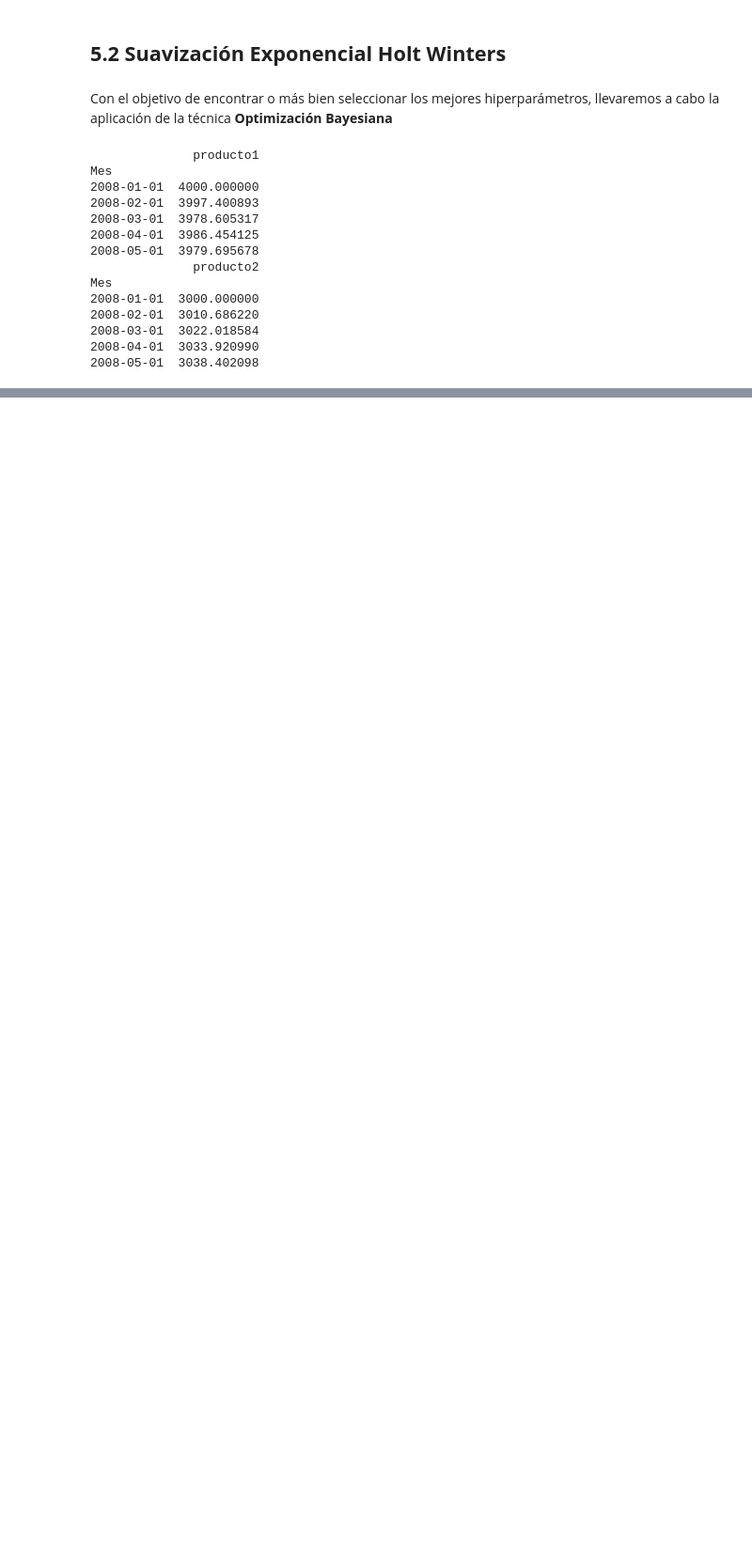
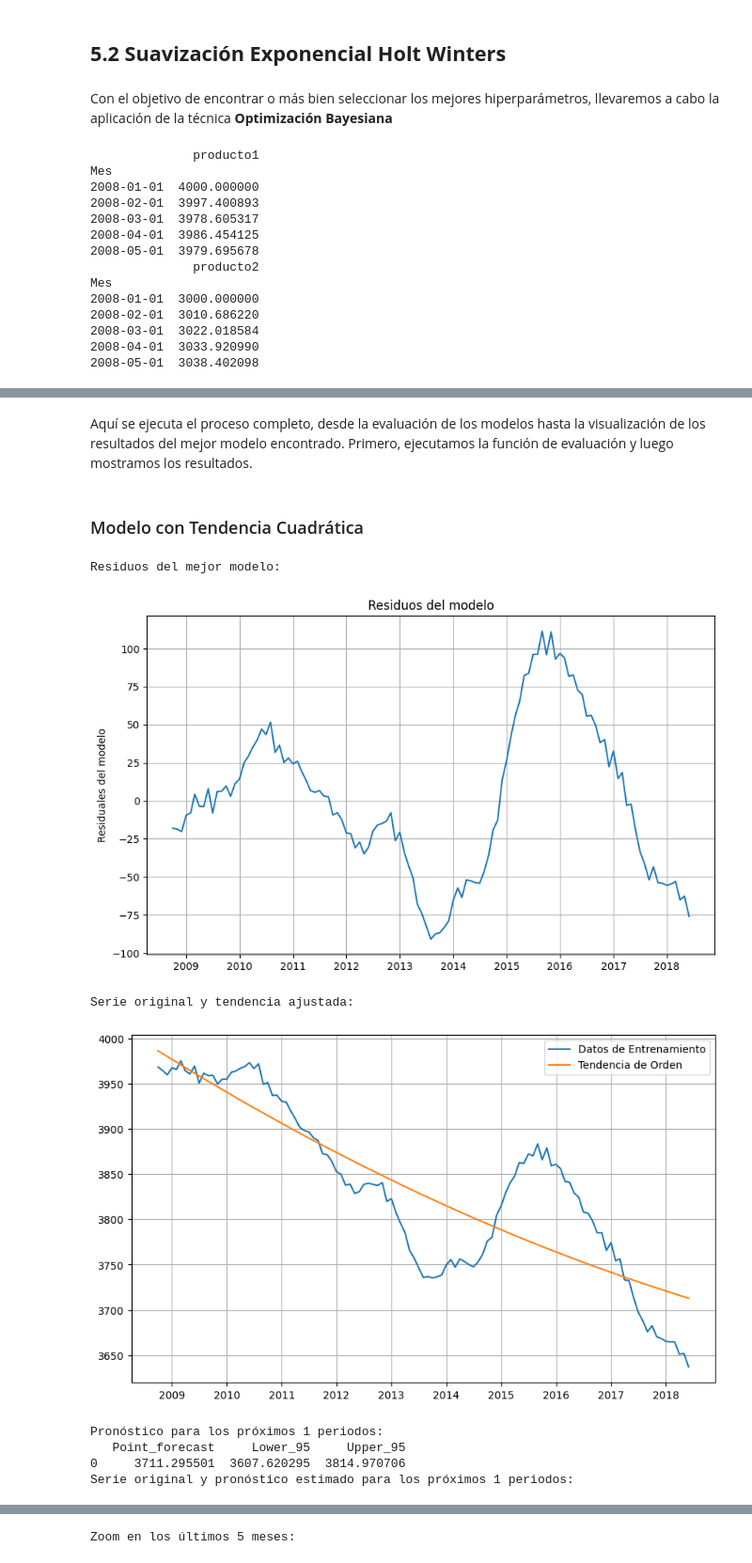
Before and after one commit to Daniel1martinez2/parcial_practico_1_FDA_2, a Jupyter notebook: main.ipynb, the cells around one changed output, grey strips where cells are left out. Shown at 94% size. Cells and saved outputs as stored; diff of their text form; code cells hidden in the pictures; blank space fills up the shorter version.

Commit message:
Propuesta Modelos de Regresión

```diff
--- a/main.ipynb
+++ b/main.ipynb
@@ -555,0 +437,24 @@ plot_forecast(data['producto1'], forecasts, train_size)
+# %%
+import numpy as np
+import statsmodels.api as sm
+from sklearn.metrics import mean_squared_error
+
+def fit_polynomial_model(order, y_train, y_test, forecast_horizon):
+    # Definir las variables independientes (X) y dependientes (y)
+    x_train = np.linspace(1, len(y_train), len(y_train))
+    X_train = np.vander(x_train, N=order+1, increasing=True)
+
+    # Ajustar el modelo de regresión polinómica
+    model = sm.OLS(y_train, X_train)
+    model_fit = model.fit()
+
+    # Generar pronósticos para el horizonte especificado
+    x_for = np.linspace(len(y_train) + 1, len(y_train) + forecast_horizon, forecast_horizon)
+    X_for = np.vander(x_for, N=order+1, increasing=True)
+    dt = model_fit.get_prediction(X_for).summary_frame(alpha=0.05)
+    y_prd = dt['mean']
+
+    # Calcular el RMSE entre los valores pronosticados y los valores reales
+    rmse = np.sqrt(mean_squared_error(y_test, y_prd))
+
+    return model_fit, y_prd, rmse, dt
@@ -555,0 +568,26 @@ plot_forecast(data['producto1'], forecasts, train_size)
+# %% [markdown]
+Aquí se ejecuta el proceso completo, desde la evaluación de los modelos hasta la visualización de los resultados del mejor modelo encontrado. Primero, ejecutamos la función de evaluación y luego mostramos los resultados.
+# %% [markdown]
+### Modelo con Tendencia Cuadrática
+# %%
+# Ejecutar el proceso de evaluación con ventana móvil
+test_errors, forecasts, best_model_summary = rolling_window_evaluation_poly(
+    data=data_copy,
+    target_column='producto1',
+    initial_train_size=train_size,
+    num_iterations=iterations,
+    forecast_horizon=horizon,
+    order=2
+)
+
+# Mostrar los resultados del mejor modelo encontrado
+display_results(best_model_summary, test_errors)
+# %% [output]
+Residuos del mejor modelo:
+[figure, added]
+Serie original y tendencia ajustada:
+[figure, added]
+Pronóstico para los próximos 1 periodos:
+   Point_forecast     Lower_95     Upper_95
+0     3711.295501  3607.620295  3814.970706
+Serie original y pronóstico estimado para los próximos 1 periodos:
@@ -555,0 +595 @@ plot_forecast(data['producto1'], forecasts, train_size)
+Zoom en los últimos 5 meses:
```
Also changed, not shown: parts of 12 cells of this notebook.
